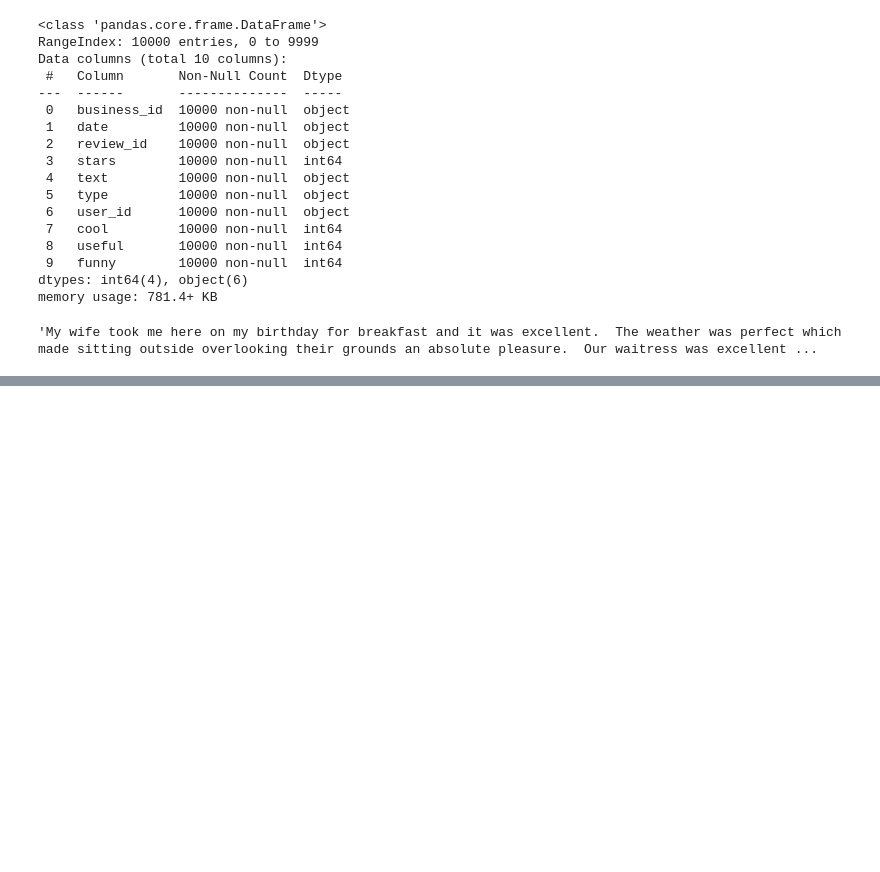
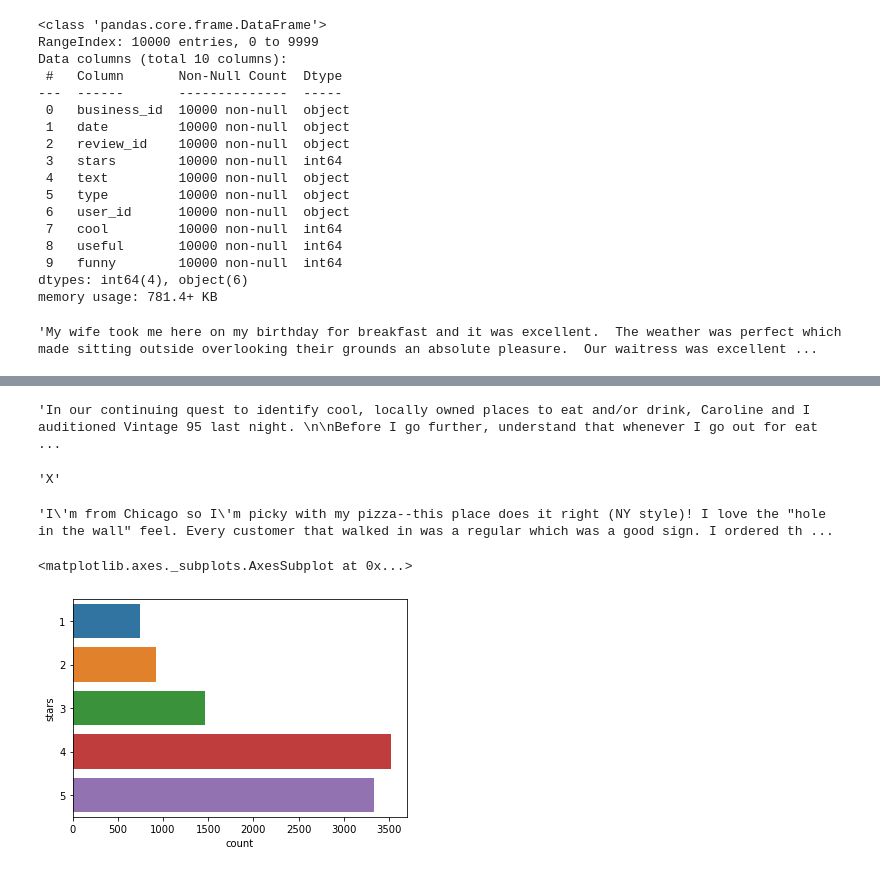
Before and after one commit to Srinivas1043/yelp-review-classification, a Jupyter notebook: Yelp Naive Bayes.ipynb, the cells around one changed output, grey strips where cells are left out. Drawn from its saved outputs; the diff is of its cells as text; code cells hidden in the pictures; blank space fills up the shorter version.

```diff
--- a/Yelp Naive Bayes.ipynb
+++ b/Yelp Naive Bayes.ipynb
@@ -57,0 +97,17 @@ yelp_df['text'][0]
+# %%
+yelp_df[yelp_df.length == 4997]['text'].iloc[0]
+# %% [output]
+'In our continuing quest to identify cool, locally owned places to eat and/or drink, Caroline and I auditioned Vintage 95 last night. \n\nBefore I go further, understand that whenever I go out for eat ...
+# %%
+yelp_df[yelp_df.length == 1]['text'].iloc[0]
+# %% [output]
+'X'
+# %%
+yelp_df[yelp_df.length == 711]['text'].iloc[0]
+# %% [output]
+'I\'m from Chicago so I\'m picky with my pizza--this place does it right (NY style)! I love the "hole in the wall" feel. Every customer that walked in was a regular which was a good sign. I ordered th ...
+# %%
+sns.countplot(y = 'stars', data = yelp_df)
+# %% [output]
+<matplotlib.axes._subplots.AxesSubplot at 0x...>
+[figure, added]
```
Also changed, not shown: parts of 7 cells of this notebook.
